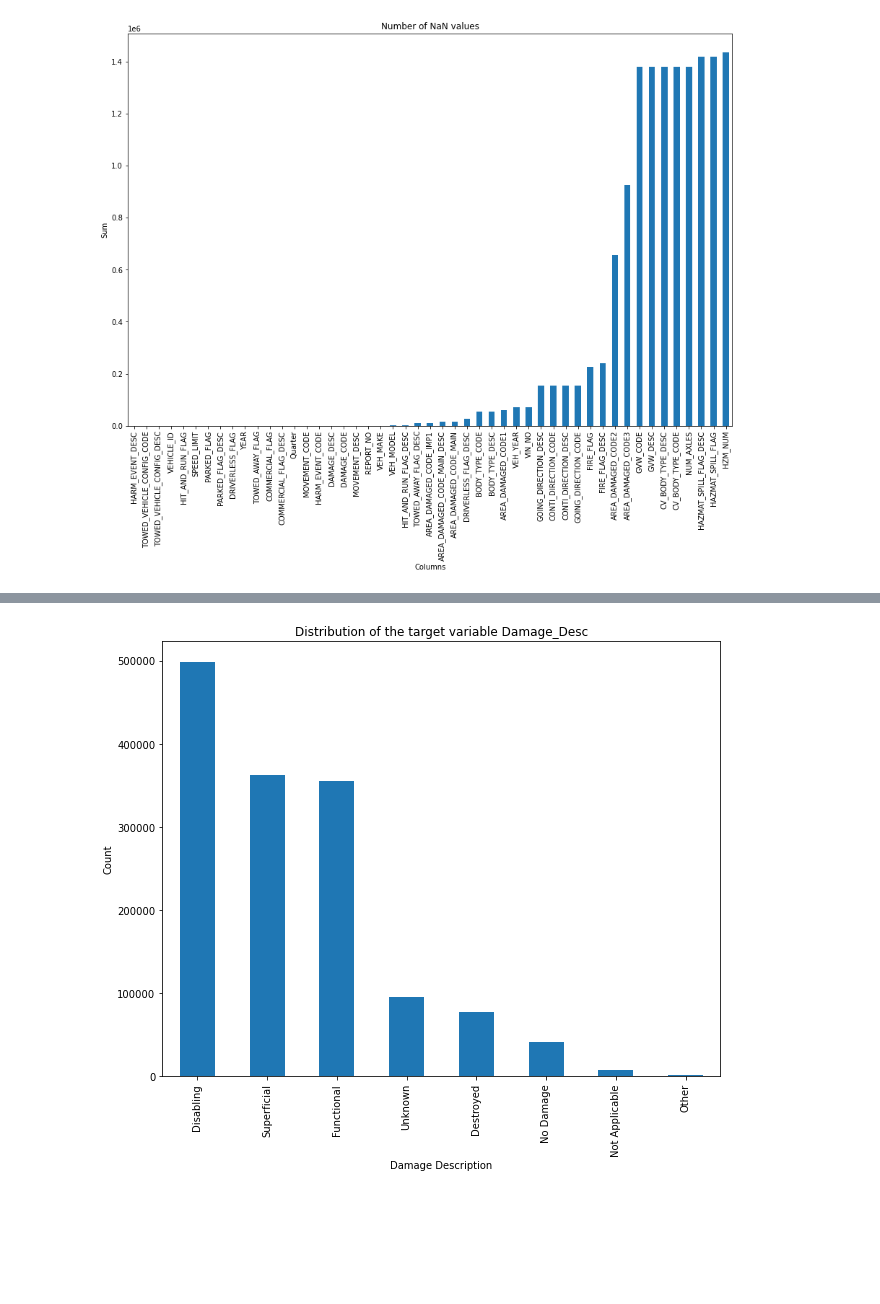
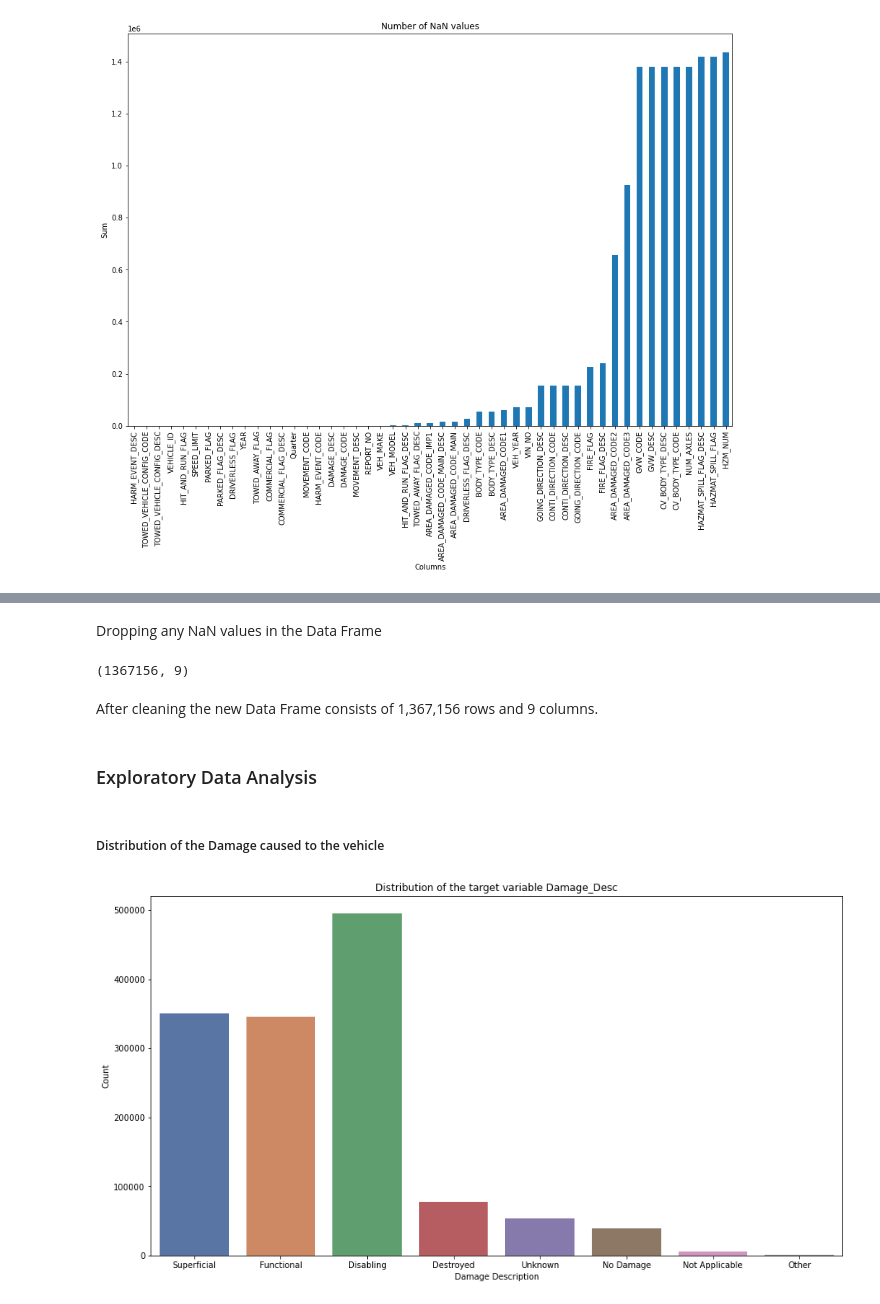
Before and after one commit to sasidhar-guthi/DATA-602, a Jupyter notebook: Project EDA.ipynb, the cells around one changed output, grey strips where cells are left out. Drawn from its saved outputs; the diff is of its cells as text; code cells hidden in the pictures; blank space fills up the shorter version.

```diff
--- a/Project EDA.ipynb
+++ b/Project EDA.ipynb
@@ -79,0 +316,15 @@ dtype: int64
+# %%
+df_new = df.drop(columns=['HARM_EVENT_CODE', 'CONTI_DIRECTION_DESC',
+       'CONTI_DIRECTION_CODE', 'DAMAGE_CODE',
+       'MOVEMENT_CODE', 'VIN_NO', 'REPORT_NO', 'CV_BODY_TYPE_DESC',
+       'CV_BODY_TYPE_CODE', 'VEH_YEAR', 'VEH_MAKE', 'VEH_MODEL',
+       'COMMERCIAL_FLAG_DESC', 'COMMERCIAL_FLAG', 'HZM_NUM',
+       'TOWED_AWAY_FLAG_DESC', 'TOWED_AWAY_FLAG', 'NUM_AXLES', 'GVW_DESC',
+       'GVW_CODE', 'GOING_DIRECTION_DESC', 'GOING_DIRECTION_CODE', 'BODY_TYPE_CODE', 'DRIVERLESS_FLAG_DESC',
+       'DRIVERLESS_FLAG', 'FIRE_FLAG_DESC', 'FIRE_FLAG',
+       'PARKED_FLAG',
+       'HIT_AND_RUN_FLAG', 'HAZMAT_SPILL_FLAG_DESC', 'HAZMAT_SPILL_FLAG',
+       'VEHICLE_ID', 'TOWED_VEHICLE_CONFIG_CODE',
+       'AREA_DAMAGED_CODE_IMP1', 'AREA_DAMAGED_CODE1', 'AREA_DAMAGED_CODE2',
+       'AREA_DAMAGED_CODE3',
+       'AREA_DAMAGED_CODE_MAIN', 'YEAR', 'Quarter'])
@@ -80,8 +351,21 @@ dtype: int64
+# %% [markdown]
+Dropping any NaN values in the Data Frame
+# %%
+df_new.shape
+# %% [output]
+(1367156, 9)
+# %% [markdown]
+After cleaning the new Data Frame consists of 1,367,156 rows and 9 columns.
+# %% [markdown]
+### Exploratory Data Analysis
+# %% [markdown]
+##### Distribution of the Damage caused to the vehicle
 # %%
-df.DAMAGE_DESC.value_counts().plot(kind = 'bar', figsize = (10,8))
+sns.countplot(x='DAMAGE_DESC',palette = 'deep', data=df_new)
+plt.gcf().set_size_inches(15,8)
 plt.title('Distribution of the target variable Damage_Desc')
 plt.xlabel('Damage Description')
 plt.ylabel('Count')
 plt.show()
 # %% [output]
-[figure, old version]
+[figure, new version]
```
Also changed, not shown: parts of 72 cells of this notebook.
